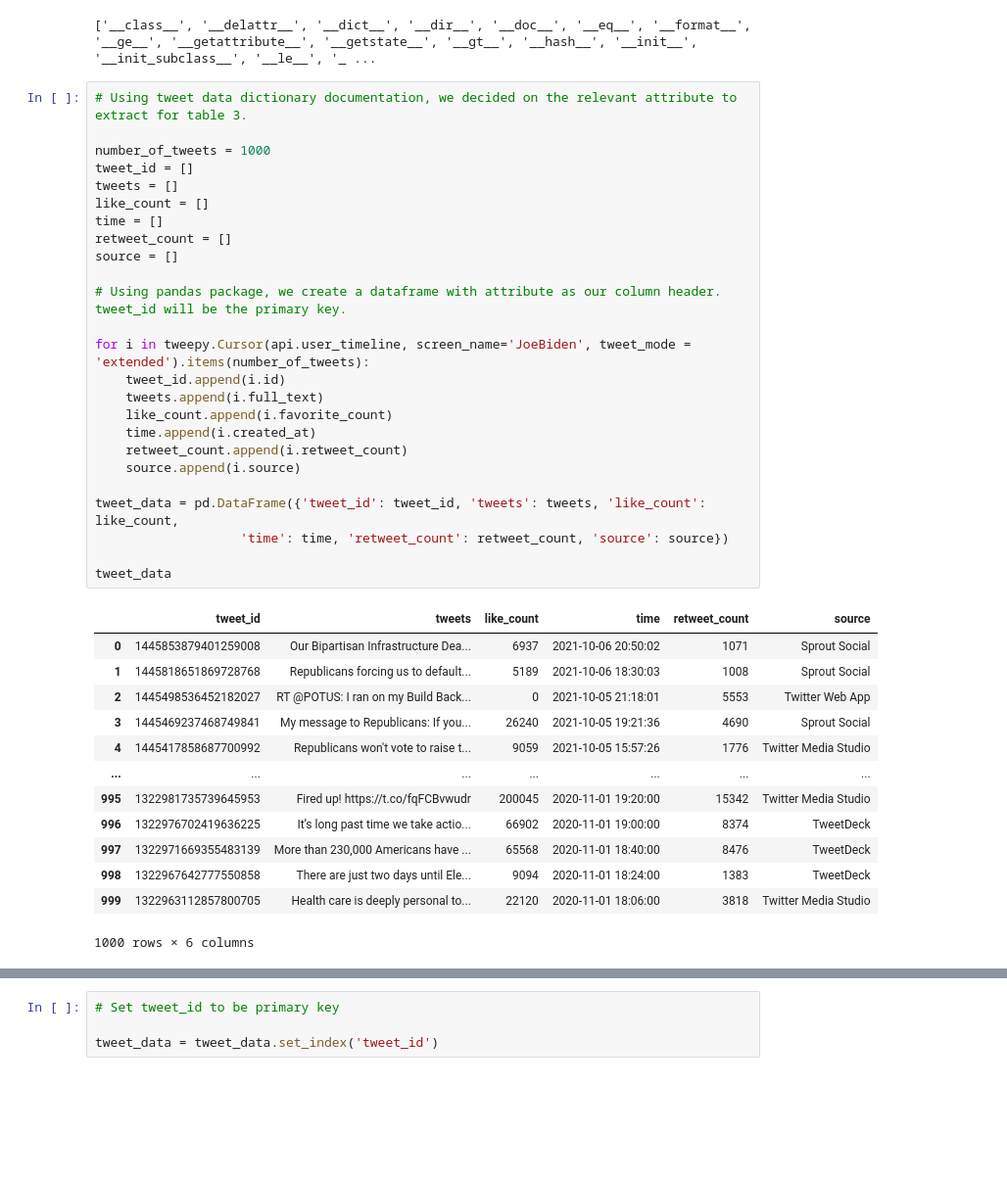
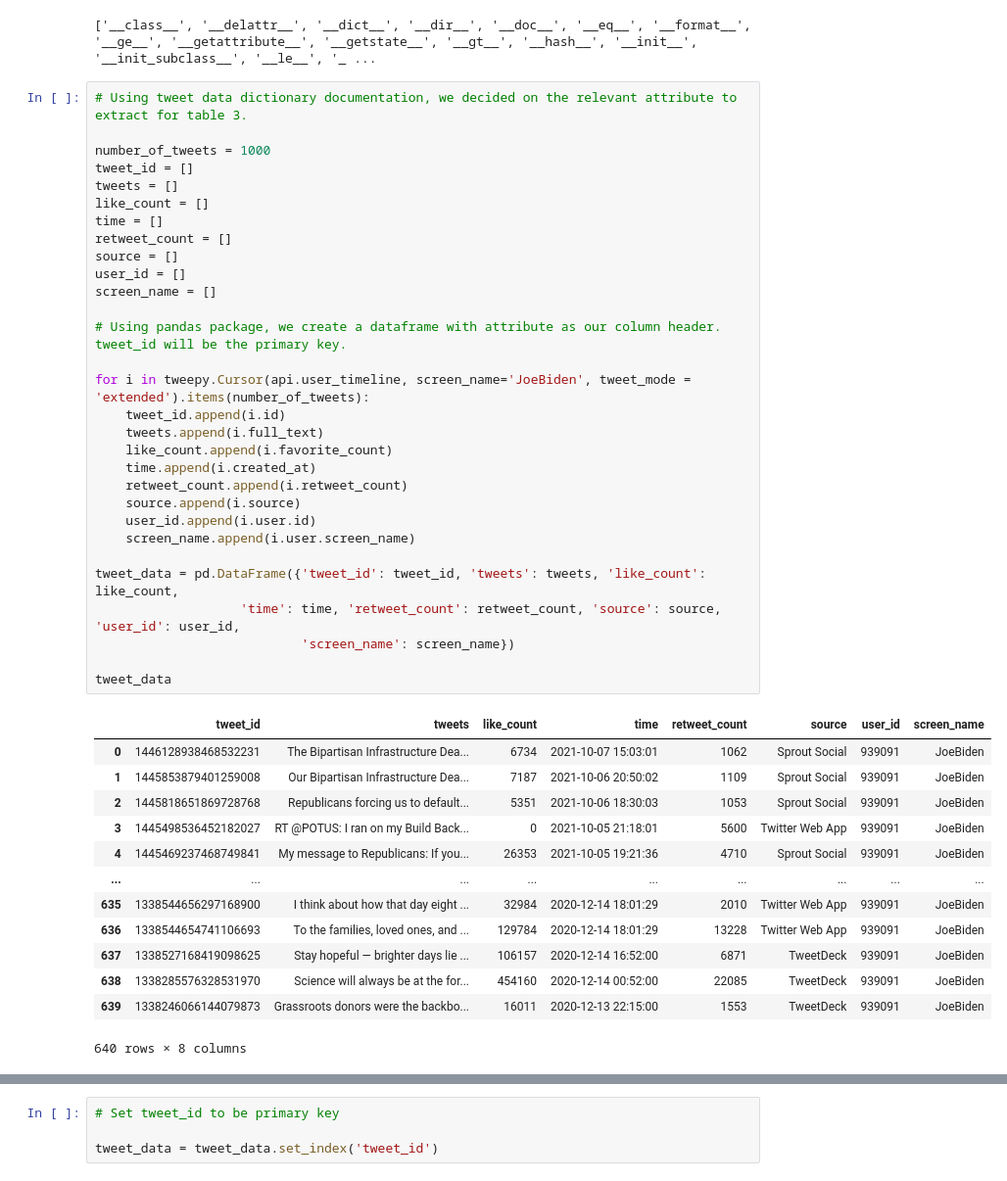
Before and after one commit to saifuddin94/JDE_GREEN_EXCEL_PROJECT, a Jupyter notebook: Twitter_Scrape_Green_Excel.ipynb, the cells around one changed output, grey strips where cells are left out. Shown at 98% size. Drawn from its saved outputs; the diff is of its cells as text; blank space fills up the shorter version.

Commit message:
Added in new column to tweet_data table due to FK null in SQL

```diff
--- a/Twitter_Scrape_Green_Excel.ipynb
+++ b/Twitter_Scrape_Green_Excel.ipynb
@@ -176,42 +176,47 @@ for i in tweepy.Cursor(api.user_timeline, id="JoeBiden", tweet_mode="extended").
 # %%
 # Using tweet data dictionary documentation, we decided on the relevant attribute to extract for table 3.
 
 number_of_tweets = 1000
 tweet_id = []
 tweets = []
 like_count = []
 time = []
 retweet_count = []
 source = []
+user_id = []
+screen_name = []
 
 # Using pandas package, we create a dataframe with attribute as our column header. tweet_id will be the primary key.
 
 for i in tweepy.Cursor(api.user_timeline, screen_name='JoeBiden', tweet_mode = 'extended').items(number_of_tweets):
     tweet_id.append(i.id)
     tweets.append(i.full_text)
     like_count.append(i.favorite_count)
     time.append(i.created_at)
     retweet_count.append(i.retweet_count)
     source.append(i.source)
+    user_id.append(i.user.id)
+    screen_name.append(i.user.screen_name)
 
 tweet_data = pd.DataFrame({'tweet_id': tweet_id, 'tweets': tweets, 'like_count': like_count,
-                   'time': time, 'retweet_count': retweet_count, 'source': source})
+                   'time': time, 'retweet_count': retweet_count, 'source': source, 'user_id': user_id,
+                           'screen_name': screen_name})
 
 tweet_data
 # %% [output]
-|  | tweet_id | tweets | like_count | time | retweet_count | source |
-| 0 | 1445853879401259008 | Our Bipartisan Infrastructure Dea... | 6937 | 2021-10-06 20:50:02 | 1071 | Sprout Social |
-| 1 | 1445818651869728768 | Republicans forcing us to default... | 5189 | 2021-10-06 18:30:03 | 1008 | Sprout Social |
-| 2 | 1445498536452182027 | RT @POTUS: I ran on my Build Back... | 0 | 2021-10-05 21:18:01 | 5553 | Twitter Web App |
-| 3 | 1445469237468749841 | My message to Republicans: If you... | 26240 | 2021-10-05 19:21:36 | 4690 | Sprout Social |
-| 4 | 1445417858687700992 | Republicans won't vote to raise t... | 9059 | 2021-10-05 15:57:26 | 1776 | Twitter Media Studio |
-| ... | ... | ... | ... | ... | ... | ... |
-| 995 | 1322981735739645953 | Fired up! https://t.co/fqFCBvwudr | 200045 | 2020-11-01 19:20:00 | 15342 | Twitter Media Studio |
-| 996 | 1322976702419636225 | It’s long past time we take actio... | 66902 | 2020-11-01 19:00:00 | 8374 | TweetDeck |
-| 997 | 1322971669355483139 | More than 230,000 Americans have ... | 65568 | 2020-11-01 18:40:00 | 8476 | TweetDeck |
-| 998 | 1322967642777550858 | There are just two days until Ele... | 9094 | 2020-11-01 18:24:00 | 1383 | TweetDeck |
-| 999 | 1322963112857800705 | Health care is deeply personal to... | 22120 | 2020-11-01 18:06:00 | 3818 | Twitter Media Studio |
+|  | tweet_id | tweets | like_count | time | retweet_count | source | user_id | screen_name |
+| 0 | 1446128938468532231 | The Bipartisan Infrastructure Dea... | 6734 | 2021-10-07 15:03:01 | 1062 | Sprout Social | 939091 | JoeBiden |
+| 1 | 1445853879401259008 | Our Bipartisan Infrastructure Dea... | 7187 | 2021-10-06 20:50:02 | 1109 | Sprout Social | 939091 | JoeBiden |
+| 2 | 1445818651869728768 | Republicans forcing us to default... | 5351 | 2021-10-06 18:30:03 | 1053 | Sprout Social | 939091 | JoeBiden |
+| 3 | 1445498536452182027 | RT @POTUS: I ran on my Build Back... | 0 | 2021-10-05 21:18:01 | 5600 | Twitter Web App | 939091 | JoeBiden |
+| 4 | 1445469237468749841 | My message to Republicans: If you... | 26353 | 2021-10-05 19:21:36 | 4710 | Sprout Social | 939091 | JoeBiden |
+| ... | ... | ... | ... | ... | ... | ... | ... | ... |
+| 635 | 1338544656297168900 | I think about how that day eight ... | 32984 | 2020-12-14 18:01:29 | 2010 | Twitter Web App | 939091 | JoeBiden |
+| 636 | 1338544654741106693 | To the families, loved ones, and ... | 129784 | 2020-12-14 18:01:29 | 13228 | Twitter Web App | 939091 | JoeBiden |
+| 637 | 1338527168419098625 | Stay hopeful — brighter days lie ... | 106157 | 2020-12-14 16:52:00 | 6871 | TweetDeck | 939091 | JoeBiden |
+| 638 | 1338285576328531970 | Science will always be at the for... | 454160 | 2020-12-14 00:52:00 | 22085 | TweetDeck | 939091 | JoeBiden |
+| 639 | 1338246066144079873 | Grassroots donors were the backbo... | 16011 | 2020-12-13 22:15:00 | 1553 | TweetDeck | 939091 | JoeBiden |
-1000 rows × 6 columns
+640 rows × 8 columns
 # %%
 # Clean dataframe by removing tweets that contains "RT" as these are retweets from Joe Biden's POTUS account (same messages repeated in both Joe Biden's personal and OOTUS account)
 
```
Also changed, not shown: parts of 9 cells of this notebook.
